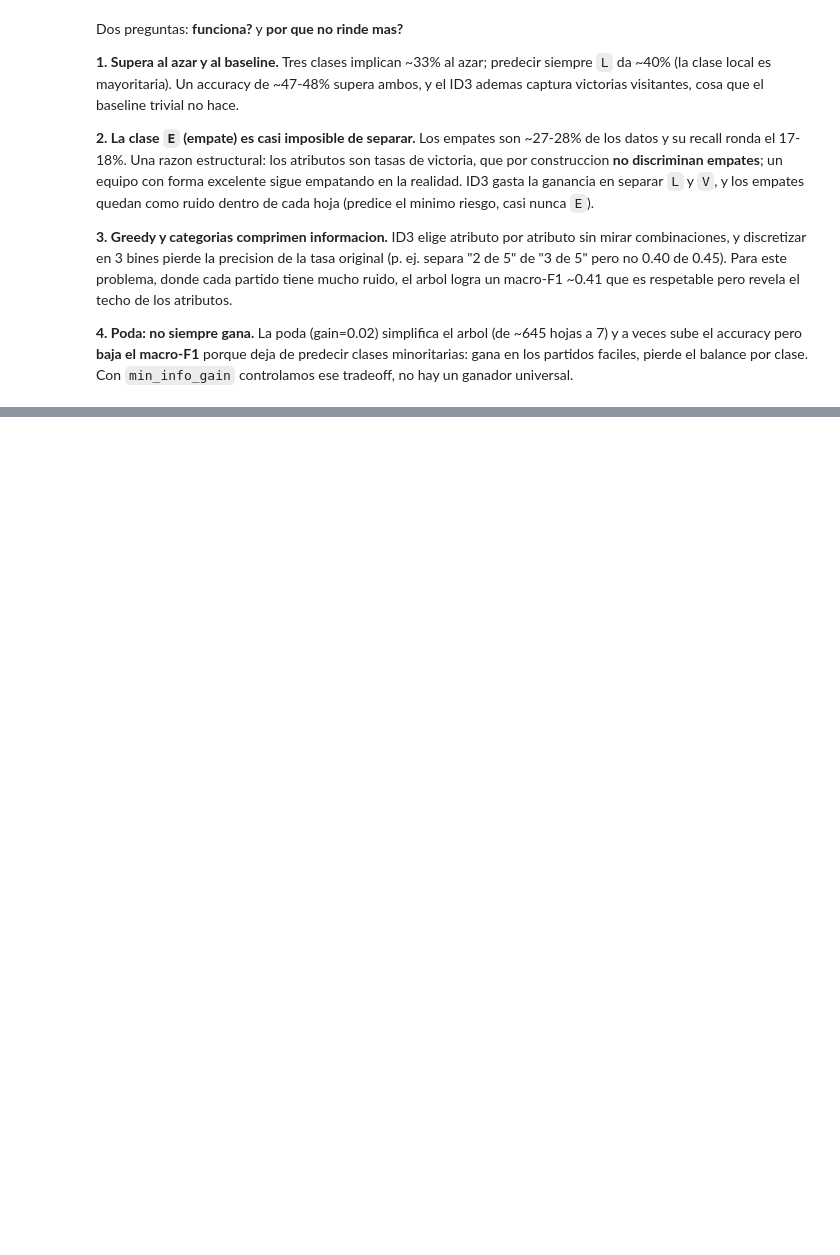
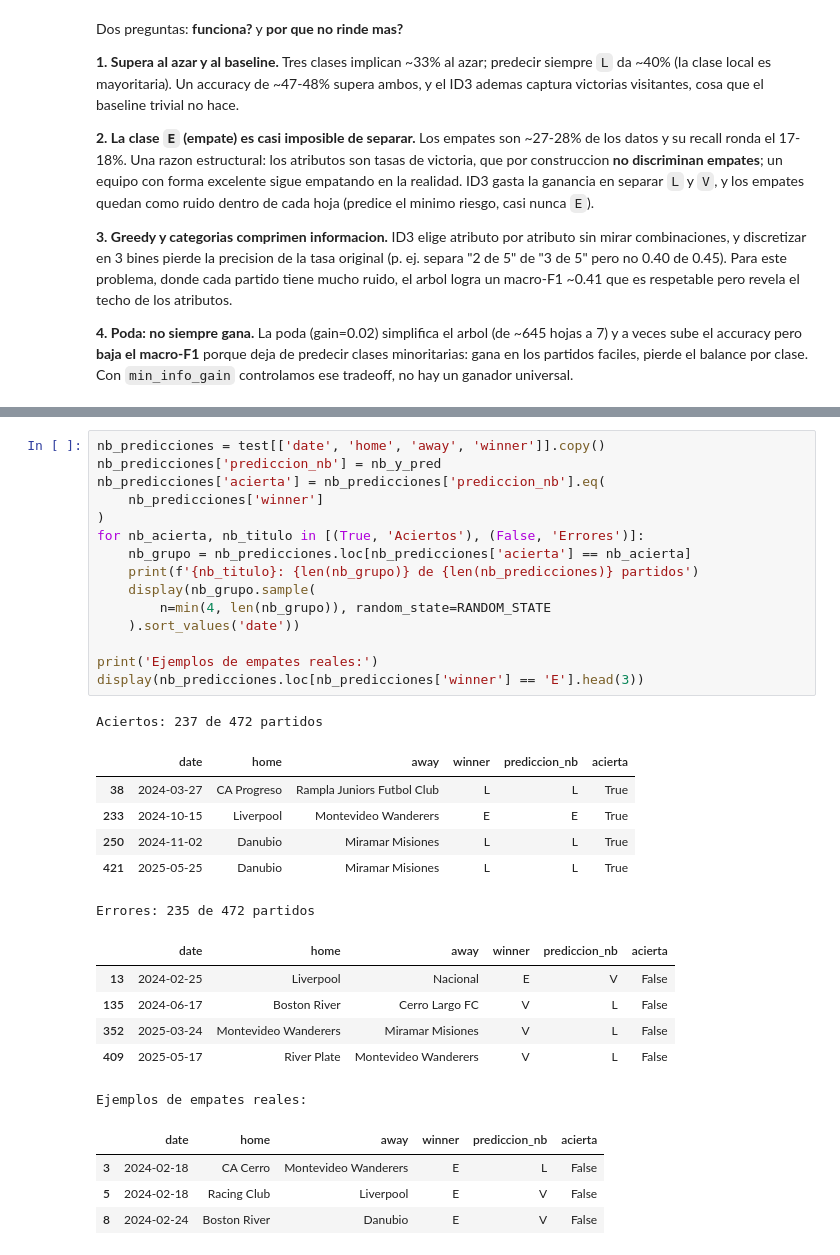
Before and after one commit to agustinocchiuzzi/laboratorioAprendAut1, a Jupyter notebook: notebook.ipynb, the cells around one changed output, grey strips where cells are left out. Drawn from its saved outputs; the diff is of its cells as text; blank space fills up the shorter version.

```diff
--- a/notebook.ipynb
+++ b/notebook.ipynb
@@ -464,0 +665,33 @@ Dos preguntas: **funciona?** y **por que no rinde mas?**
+# %%
+nb_predicciones = test[['date', 'home', 'away', 'winner']].copy()
+nb_predicciones['prediccion_nb'] = nb_y_pred
+nb_predicciones['acierta'] = nb_predicciones['prediccion_nb'].eq(
+    nb_predicciones['winner']
+)
+for nb_acierta, nb_titulo in [(True, 'Aciertos'), (False, 'Errores')]:
+    nb_grupo = nb_predicciones.loc[nb_predicciones['acierta'] == nb_acierta]
+    print(f'{nb_titulo}: {len(nb_grupo)} de {len(nb_predicciones)} partidos')
+    display(nb_grupo.sample(
+        n=min(4, len(nb_grupo)), random_state=RANDOM_STATE
+    ).sort_values('date'))
+
+print('Ejemplos de empates reales:')
+display(nb_predicciones.loc[nb_predicciones['winner'] == 'E'].head(3))
+# %% [output]
+Aciertos: 237 de 472 partidos
+|  | date | home | away | winner | prediccion_nb | acierta |
+| 38 | 2024-03-27 | CA Progreso | Rampla Juniors Futbol Club | L | L | True |
+| 233 | 2024-10-15 | Liverpool | Montevideo Wanderers | E | E | True |
+| 250 | 2024-11-02 | Danubio | Miramar Misiones | L | L | True |
+| 421 | 2025-05-25 | Danubio | Miramar Misiones | L | L | True |
+Errores: 235 de 472 partidos
+|  | date | home | away | winner | prediccion_nb | acierta |
+| 13 | 2024-02-25 | Liverpool | Nacional | E | V | False |
+| 135 | 2024-06-17 | Boston River | Cerro Largo FC | V | L | False |
+| 352 | 2025-03-24 | Montevideo Wanderers | Miramar Misiones | V | L | False |
+| 409 | 2025-05-17 | River Plate | Montevideo Wanderers | V | L | False |
+Ejemplos de empates reales:
+|  | date | home | away | winner | prediccion_nb | acierta |
+| 3 | 2024-02-18 | CA Cerro | Montevideo Wanderers | E | L | False |
+| 5 | 2024-02-18 | Racing Club | Liverpool | E | V | False |
+| 8 | 2024-02-24 | Boston River | Danubio | E | V | False |
```
Also changed, not shown: parts of 16 cells of this notebook.
